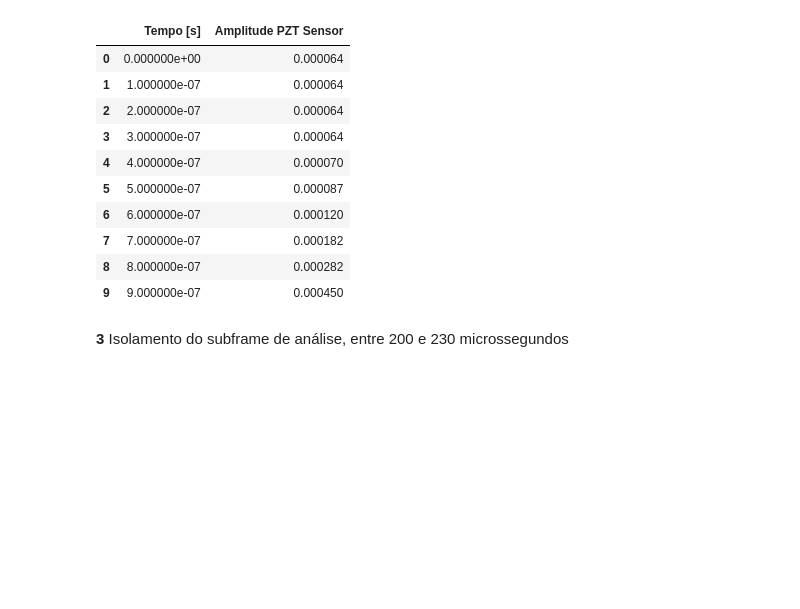
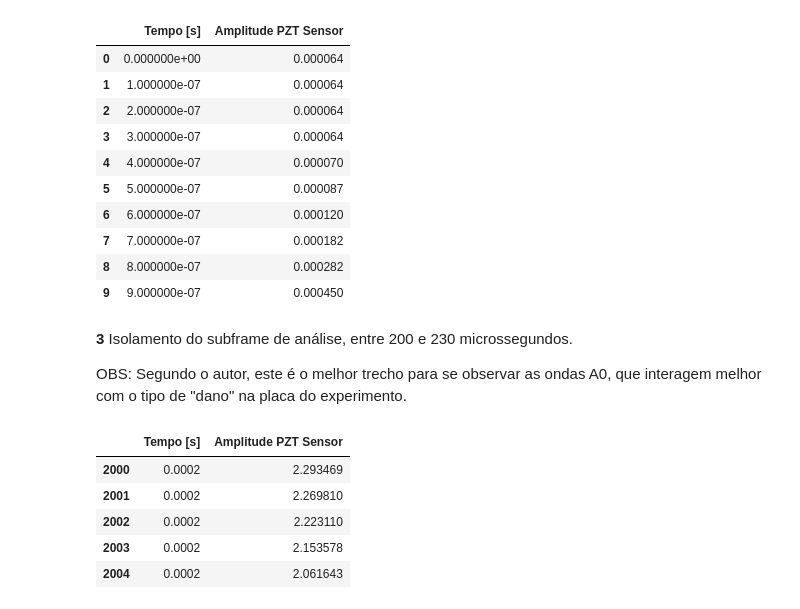
Before and after one commit to OtavioCarvalho1/Time_Series, a Jupyter notebook: time_series_SHM.ipynb, the cells around one changed output. Drawn from its saved outputs; the diff is of its cells as text; code cells hidden in the pictures; blank space fills up the shorter version.

```diff
--- a/time_series_SHM.ipynb
+++ b/time_series_SHM.ipynb
@@ -98,4 +98,6 @@ df_test_std = df_test_std[['Tempo [s]', 'Amplitude PZT Sensor']] # organiza a or
 # df_test após standardization
 df_test_std.head(10)
 # %% [markdown]
-**3** Isolamento do subframe de análise, entre 200 e 230 microssegundos
+**3** Isolamento do subframe de análise, entre 200 e 230 microssegundos.
+
+OBS: Segundo o autor, este é o melhor trecho para se observar as ondas A0, que interagem melhor com o tipo de "dano" na placa do experimento.
@@ -103,0 +104,10 @@ df_test_std.head(10)
+# %%
+df_train_std_A0 = df_train_std.iloc[2000:2300]
+df_train_std_A0.head()
+# %% [output]
+|  | Tempo [s] | Amplitude PZT Sensor |
+| 2000 | 0.0002 | 2.293469 |
+| 2001 | 0.0002 | 2.269810 |
+| 2002 | 0.0002 | 2.223110 |
+| 2003 | 0.0002 | 2.153578 |
+| 2004 | 0.0002 | 2.061643 |
```
Also changed, not shown: parts of 4 cells of this notebook.
